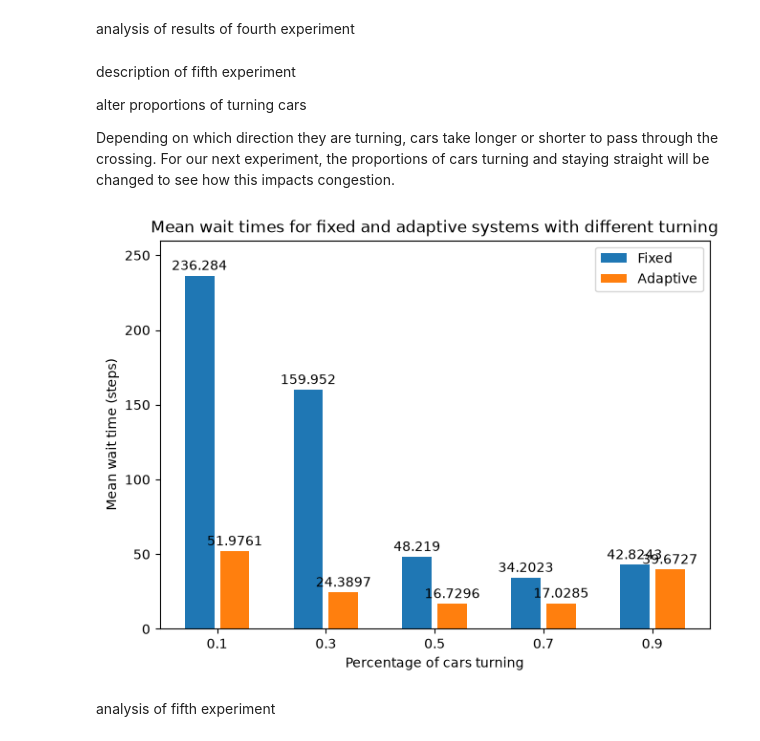
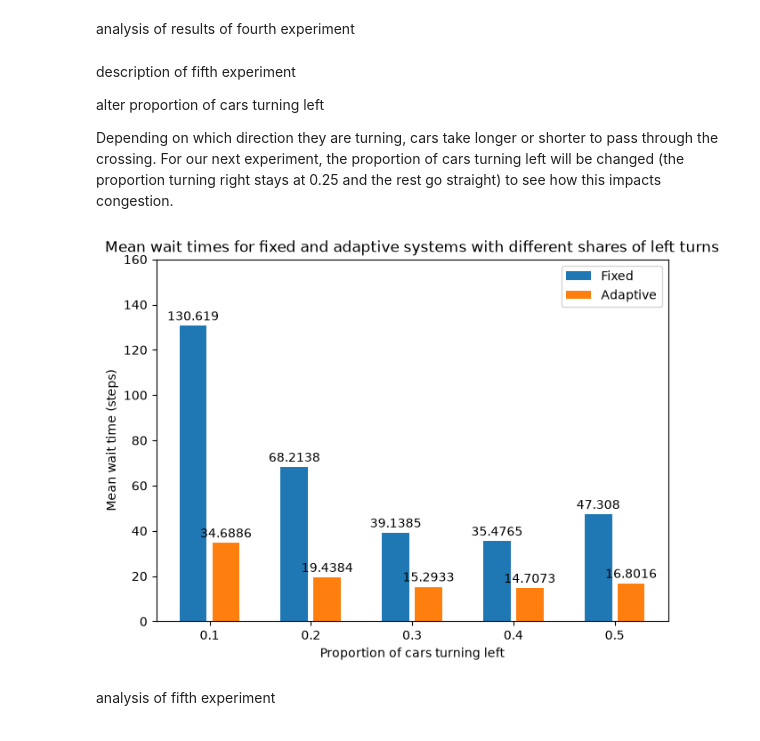
Before and after one commit to phattydumpling/CITS4403-Project, a Jupyter notebook: notebooks/Results/Analysis.ipynb, the cells around one changed output. Cells and saved outputs as stored; diff of their text form; code cells hidden in the pictures.

```diff
--- a/notebooks/Results/Analysis.ipynb
+++ b/notebooks/Results/Analysis.ipynb
@@ -157,30 +157,30 @@ analysis of results of fourth experiment
 # %% [markdown]
 description of fifth experiment
 
-alter proportions of turning cars
+alter proportion of cars turning left
 
-Depending on which direction they are turning, cars take longer or shorter to pass through the crossing. For our next experiment, the proportions of cars turning and staying straight will be changed to see how this impacts congestion.
+Depending on which direction they are turning, cars take longer or shorter to pass through the crossing. For our next experiment, the proportion of cars turning left will be changed (the proportion turning right stays at 0.25 and the rest go straight) to see how this impacts congestion.
 # %%
 res=[]
 for item in avg_data[36:46]:
     res.append(item[3])
 
-demands = (0.1, 0.3, 0.5, 0.7, 0.9)
+demands = (0.1, 0.2, 0.3, 0.4, 0.5)
 averages = { "Fixed": tuple(res[0:5]), "Adaptive": tuple(res[5:10])}
 
 fig, ax = plt.subplots(layout="constrained")
 res = ax.grouped_bar(averages, tick_labels=demands, bar_spacing=0.2)
 for container in res.bar_containers:
     ax.bar_label(container, padding=2)
 
-ax.set_xlabel("Percentage of cars turning")
+ax.set_xlabel("Proportion of cars turning left")
 ax.set_ylabel("Mean wait time (steps)")
-ax.set_title("Mean wait times for fixed and adaptive systems with different turning")
+ax.set_title("Mean wait times for fixed and adaptive systems with different shares of left turns")
 ax.legend(loc="upper right")
-ax.set_ylim(0, 260)
+ax.set_ylim(0, 160)
 
 plt.show()
 # %% [output]
-[figure, old version]
+[figure, new version]
 # %% [markdown]
 analysis of fifth experiment
```
Also changed, not shown: parts of 4 cells of this notebook, 3 other files.
